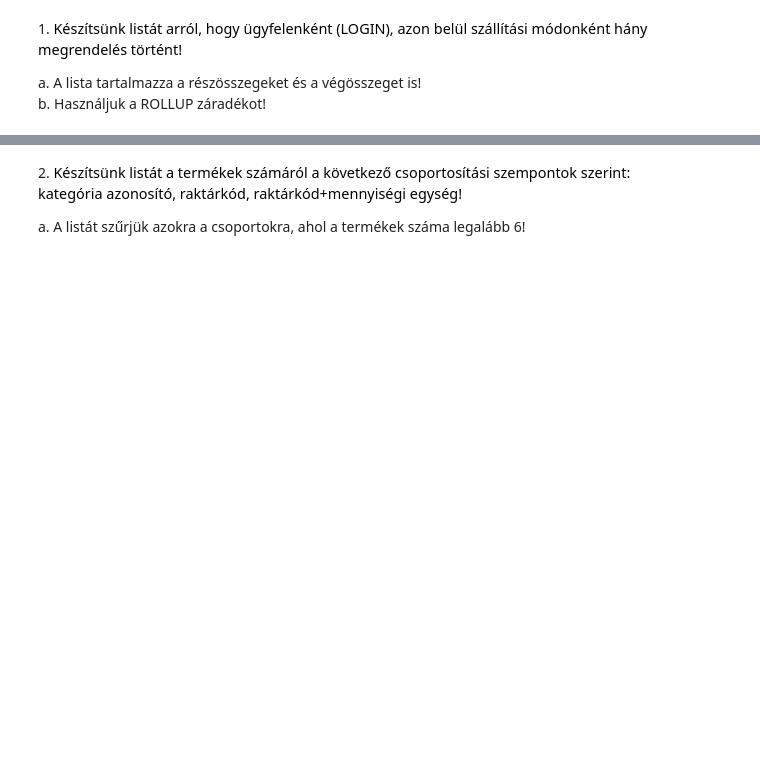
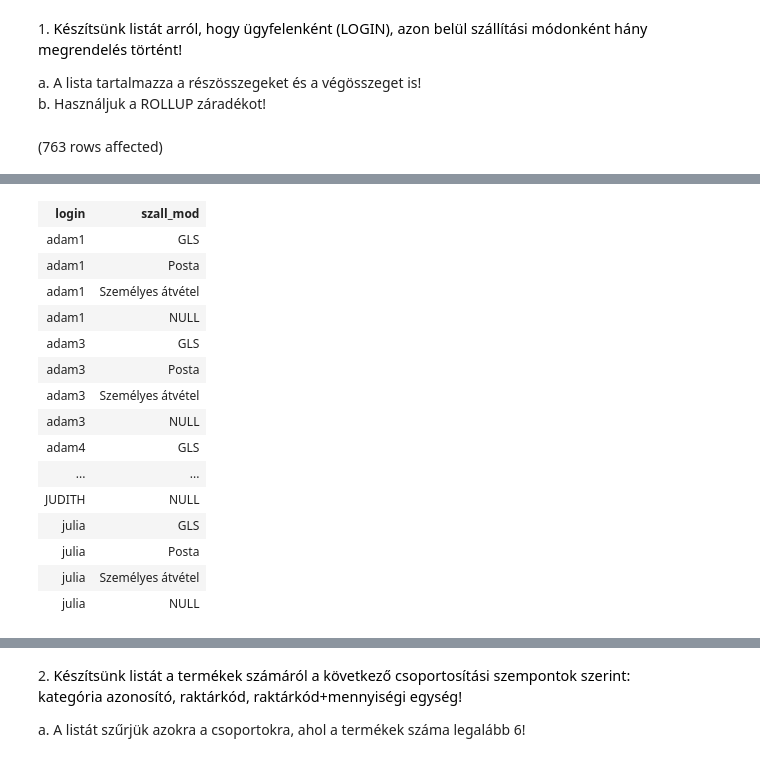
Before and after one commit to KedvesAnita/Adat, a Jupyter notebook: gyakorlat04_feladatok.ipynb, the cells around one changed output, grey strips where cells are left out. Drawn from its saved outputs; the diff is of its cells as text; code cells hidden in the pictures; blank space fills up the shorter version.

```diff
--- a/gyakorlat04_feladatok.ipynb
+++ b/gyakorlat04_feladatok.ipynb
@@ -3,3 +3,9 @@
 
 a. A lista tartalmazza a részösszegeket és a végösszeget is!
 b. Használjuk a ROLLUP záradékot!
+# %%
+select [login], szall_mod
+from Rendeles
+group by rollup ([login], szall_mod)
+# %% [output]
+(763 rows affected)
@@ -6,3 +13,19 @@ b. Használjuk a ROLLUP záradékot!
+| login | szall_mod |
+| adam1 | GLS |
+| adam1 | Posta |
+| adam1 | Személyes átvétel |
+| adam1 | NULL |
+| adam3 | GLS |
+| adam3 | Posta |
+| adam3 | Személyes átvétel |
+| adam3 | NULL |
+| adam4 | GLS |
+| ... | ... |
+| JUDITH | NULL |
+| julia | GLS |
+| julia | Posta |
+| julia | Személyes átvétel |
+| julia | NULL |
 # %%
 SELECT [LOGIN], SZALL_MOD, COUNT(*) AS 'DB'
 FROM Rendeles
```
Also changed, not shown: parts of 6 cells of this notebook, 1 other file.
